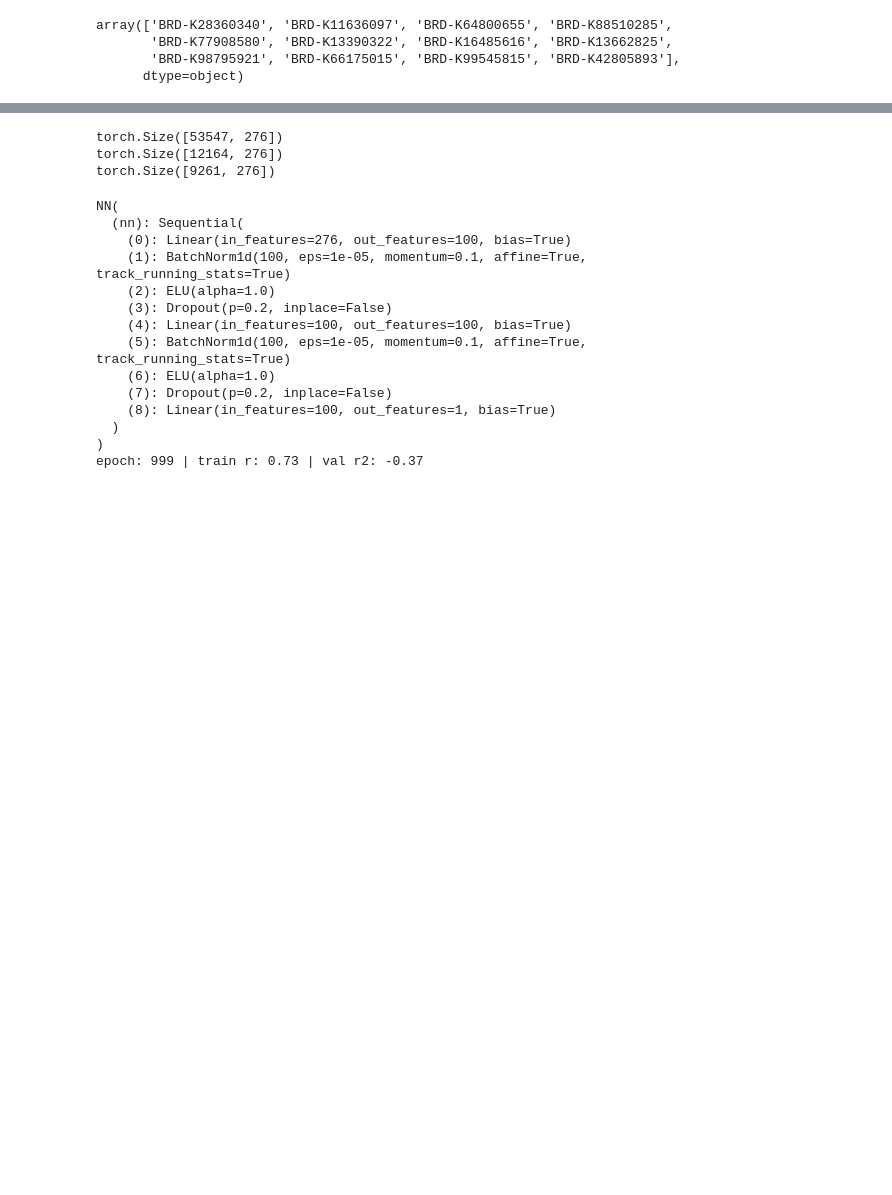
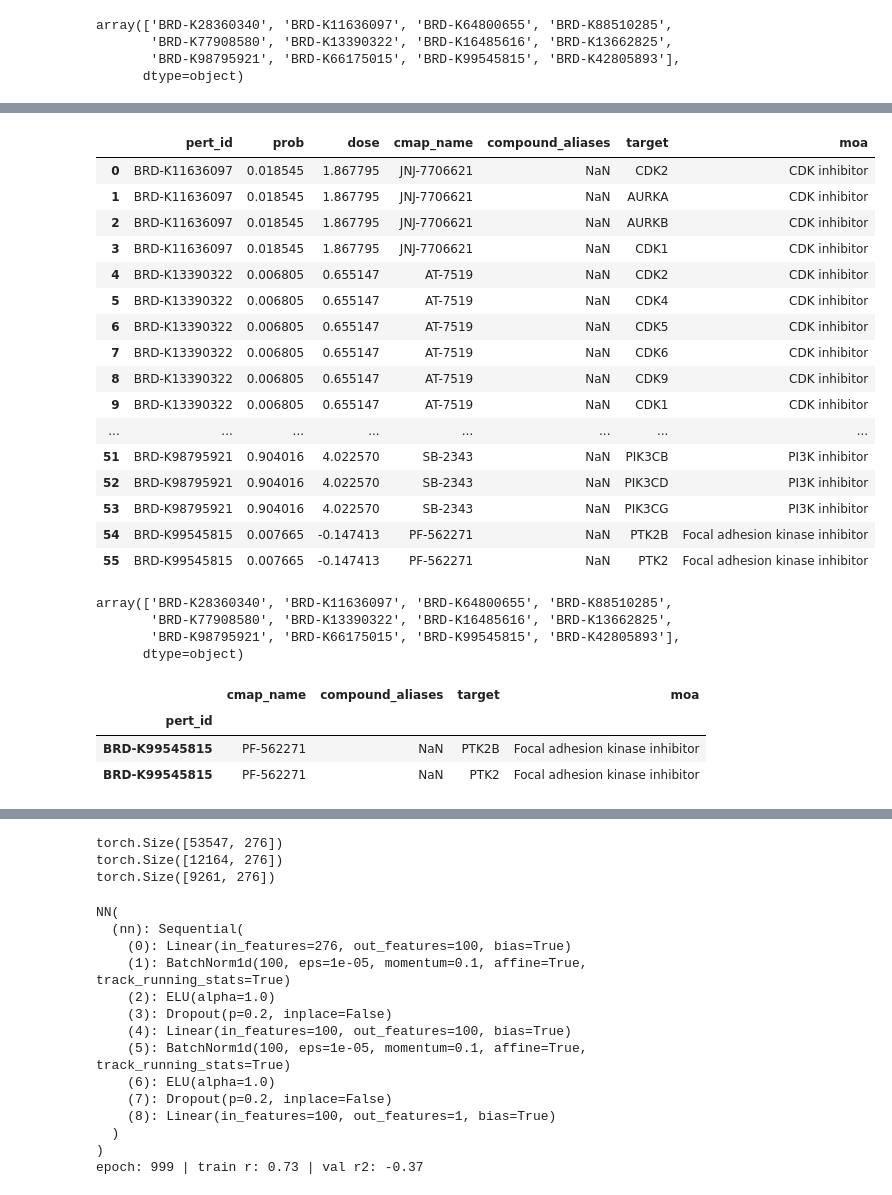
Before and after one commit to nathanieljevans/GSNN, a Jupyter notebook: notebooks/_prioritization.ipynb, the cells around one changed output, grey strips where cells are left out. Drawn from its saved outputs; the diff is of its cells as text; code cells hidden in the pictures; blank space fills up the shorter version.

```diff
--- a/notebooks/_prioritization.ipynb
+++ b/notebooks/_prioritization.ipynb
@@ -450,3 +417,37 @@ tensor([0.0833, 0.0833, 0.0833, 0.0833, 0.0833, 0.0833, 0.0833, 0.0833, 0.0833,
+# %%
+pd.DataFrame({'pert_id':[x.split('__')[1] for x in data.node_names[prioritizer.drug_idxs.cpu()]], 'prob':torch.softmax(prioritizer.theta, dim=-1).cpu().detach().numpy(), 'dose':prioritizer.scale.detach().cpu().numpy()}).merge(druginfo, on='pert_id', how='left')
+# %% [output]
+|  | pert_id | prob | dose | cmap_name | compound_aliases | target | moa |
+| 0 | BRD-K11636097 | 0.018545 | 1.867795 | JNJ-7706621 | NaN | CDK2 | CDK inhibitor |
+| 1 | BRD-K11636097 | 0.018545 | 1.867795 | JNJ-7706621 | NaN | AURKA | CDK inhibitor |
+| 2 | BRD-K11636097 | 0.018545 | 1.867795 | JNJ-7706621 | NaN | AURKB | CDK inhibitor |
+| 3 | BRD-K11636097 | 0.018545 | 1.867795 | JNJ-7706621 | NaN | CDK1 | CDK inhibitor |
+| 4 | BRD-K13390322 | 0.006805 | 0.655147 | AT-7519 | NaN | CDK2 | CDK inhibitor |
+| 5 | BRD-K13390322 | 0.006805 | 0.655147 | AT-7519 | NaN | CDK4 | CDK inhibitor |
+| 6 | BRD-K13390322 | 0.006805 | 0.655147 | AT-7519 | NaN | CDK5 | CDK inhibitor |
+| 7 | BRD-K13390322 | 0.006805 | 0.655147 | AT-7519 | NaN | CDK6 | CDK inhibitor |
+| 8 | BRD-K13390322 | 0.006805 | 0.655147 | AT-7519 | NaN | CDK9 | CDK inhibitor |
+| 9 | BRD-K13390322 | 0.006805 | 0.655147 | AT-7519 | NaN | CDK1 | CDK inhibitor |
+| ... | ... | ... | ... | ... | ... | ... | ... |
+| 51 | BRD-K98795921 | 0.904016 | 4.022570 | SB-2343 | NaN | PIK3CB | PI3K inhibitor |
+| 52 | BRD-K98795921 | 0.904016 | 4.022570 | SB-2343 | NaN | PIK3CD | PI3K inhibitor |
+| 53 | BRD-K98795921 | 0.904016 | 4.022570 | SB-2343 | NaN | PIK3CG | PI3K inhibitor |
+| 54 | BRD-K99545815 | 0.007665 | -0.147413 | PF-562271 | NaN | PTK2B | Focal adhesion kinase inhibitor |
+| 55 | BRD-K99545815 | 0.007665 | -0.147413 | PF-562271 | NaN | PTK2 | Focal adhesion kinase inhibitor |
+# %%
+prioritization_drugspace
+# %% [output]
+array(['BRD-K28360340', 'BRD-K11636097', 'BRD-K64800655', 'BRD-K88510285',
+       'BRD-K77908580', 'BRD-K13390322', 'BRD-K16485616', 'BRD-K13662825',
+       'BRD-K98795921', 'BRD-K66175015', 'BRD-K99545815', 'BRD-K42805893'],
+      dtype=object)
+# %%
+druginfo[lambda x: x.pert_id.isin(prioritization_drugspace)].set_index('pert_id').loc['BRD-K99545815']
+# %% [output]
+|  | cmap_name | compound_aliases | target | moa |
+| pert_id |  |  |  |  |
+| BRD-K99545815 | PF-562271 | NaN | PTK2B | Focal adhesion kinase inhibitor |
+| BRD-K99545815 | PF-562271 | NaN | PTK2 | Focal adhesion kinase inhibitor |
 # %%
 model = model.cpu()
 X = X.cpu()
```
Also changed, not shown: parts of 20 cells of this notebook, 3 other files.
